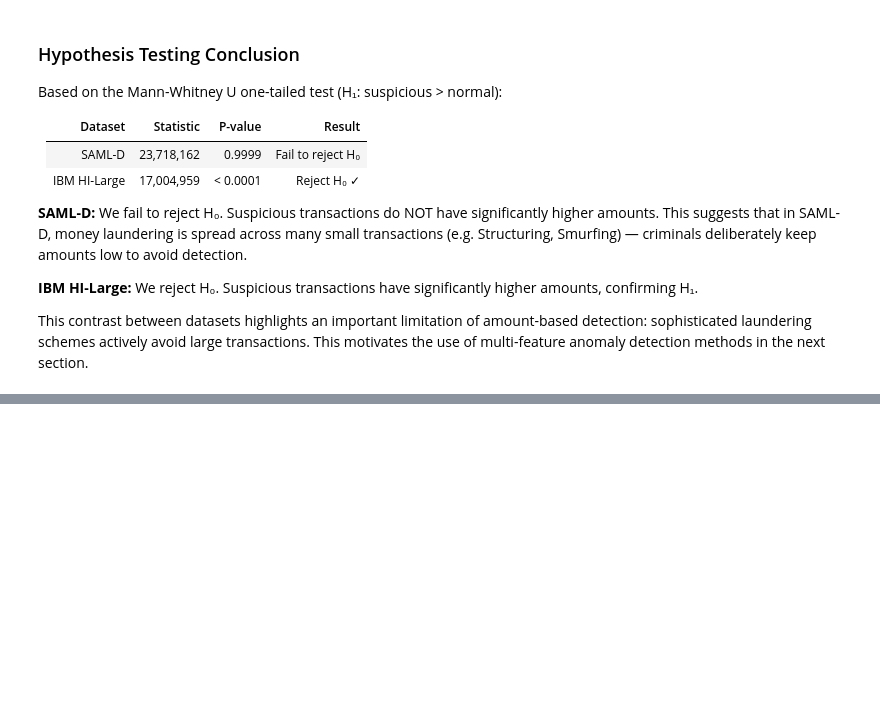
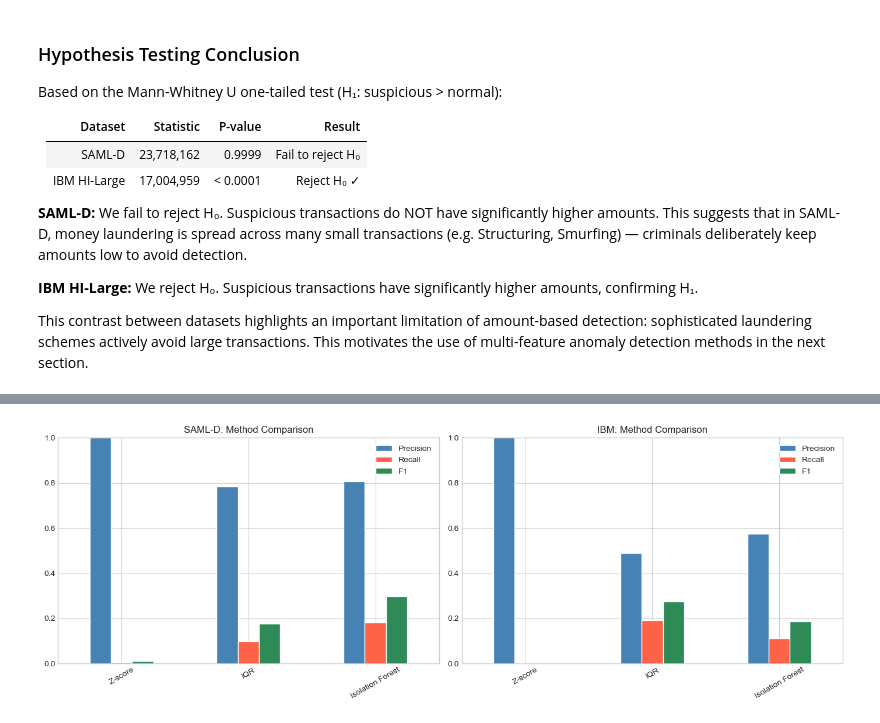
Before and after one commit to slavenageorgieva7-ui/Data-Science---project, a Jupyter notebook: AML.ipynb, the cells around one changed output, grey strips where cells are left out. Drawn from its saved outputs; the diff is of its cells as text; code cells hidden in the pictures; blank space fills up the shorter version.

```diff
--- a/AML.ipynb
+++ b/AML.ipynb
@@ -686,0 +737,20 @@ methods in the next section.
+# %%
+def iqr_anomaly(series):
+    Q1 = series.quantile(0.25)
+    Q3 = series.quantile(0.75)
+    IQR = Q3 - Q1
+    return (series > Q3 + 1.5 * IQR).astype(int)
+
+# ── SAML-D IQR ─────────────────────────────────────────
+saml['IQR_pred'] = iqr_anomaly(saml['Amount'])
+
+print("=== SAML-D: IQR Method ===")
+print(classification_report(saml['Is_laundering'], saml['IQR_pred'],
+      target_names=['Normal', 'Suspicious']))
+
+# ── IBM IQR ─────────────────────────────────────────────
+ibm['IQR_pred'] = iqr_anomaly(ibm['Amount Paid'])
+
+print("=== IBM: IQR Method ===")
+print(classification_report(ibm['Is Laundering'], ibm['IQR_pred'],
+      target_names=['Normal', 'Suspicious']))
@@ -686,0 +820,52 @@ methods in the next section.
+# %%
+from sklearn.metrics import f1_score, precision_score, recall_score
+
+def get_metrics(y_true, y_pred):
+    return {
+        'Precision': precision_score(y_true, y_pred, zero_division=0),
+        'Recall':    recall_score(y_true, y_pred, zero_division=0),
+        'F1':        f1_score(y_true, y_pred, zero_division=0)
+    }
+
+# ── SAML-D ─────────────────────────────────────────────
+saml_results = {
+    'Z-score':          get_metrics(saml['Is_laundering'], saml['Z_pred']),
+    'IQR':              get_metrics(saml['Is_laundering'], saml['IQR_pred']),
+    'Isolation Forest': get_metrics(saml['Is_laundering'], saml['ISO_pred'])
+}
+
+# ── IBM ─────────────────────────────────────────────────
+ibm_results = {
+    'Z-score':          get_metrics(ibm['Is Laundering'], ibm['Z_pred']),
+    'IQR':              get_metrics(ibm['Is Laundering'], ibm['IQR_pred']),
+    'Isolation Forest': get_metrics(ibm['Is Laundering'], ibm['ISO_pred'])
+}
+
+saml_df = pd.DataFrame(saml_results).T.round(3)
+ibm_df  = pd.DataFrame(ibm_results).T.round(3)
+
+print("=== SAML-D Results ===")
+print(saml_df)
+print("\n=== IBM Results ===")
+print(ibm_df)
+
+# ── Графика ─────────────────────────────────────────────
+fig, axes = plt.subplots(1, 2, figsize=(14, 5))
+
+saml_df.plot(kind='bar', ax=axes[0], color=['steelblue','tomato','seagreen'],
+             edgecolor='white', ylim=(0,1))
+axes[0].set_title('SAML-D: Method Comparison')
+axes[0].set_xlabel('')
+axes[0].tick_params(axis='x', rotation=30)
+axes[0].legend(loc='upper right')
+
+ibm_df.plot(kind='bar', ax=axes[1], color=['steelblue','tomato','seagreen'],
+            edgecolor='white', ylim=(0,1))
+axes[1].set_title('IBM: Method Comparison')
+axes[1].set_xlabel('')
+axes[1].tick_params(axis='x', rotation=30)
+axes[1].legend(loc='upper right')
+
+plt.tight_layout()
+plt.show()
+# %% [output]
@@ -686,0 +883 @@ methods in the next section.
+[figure, added]
```
Also changed, not shown: parts of 5 cells of this notebook.
